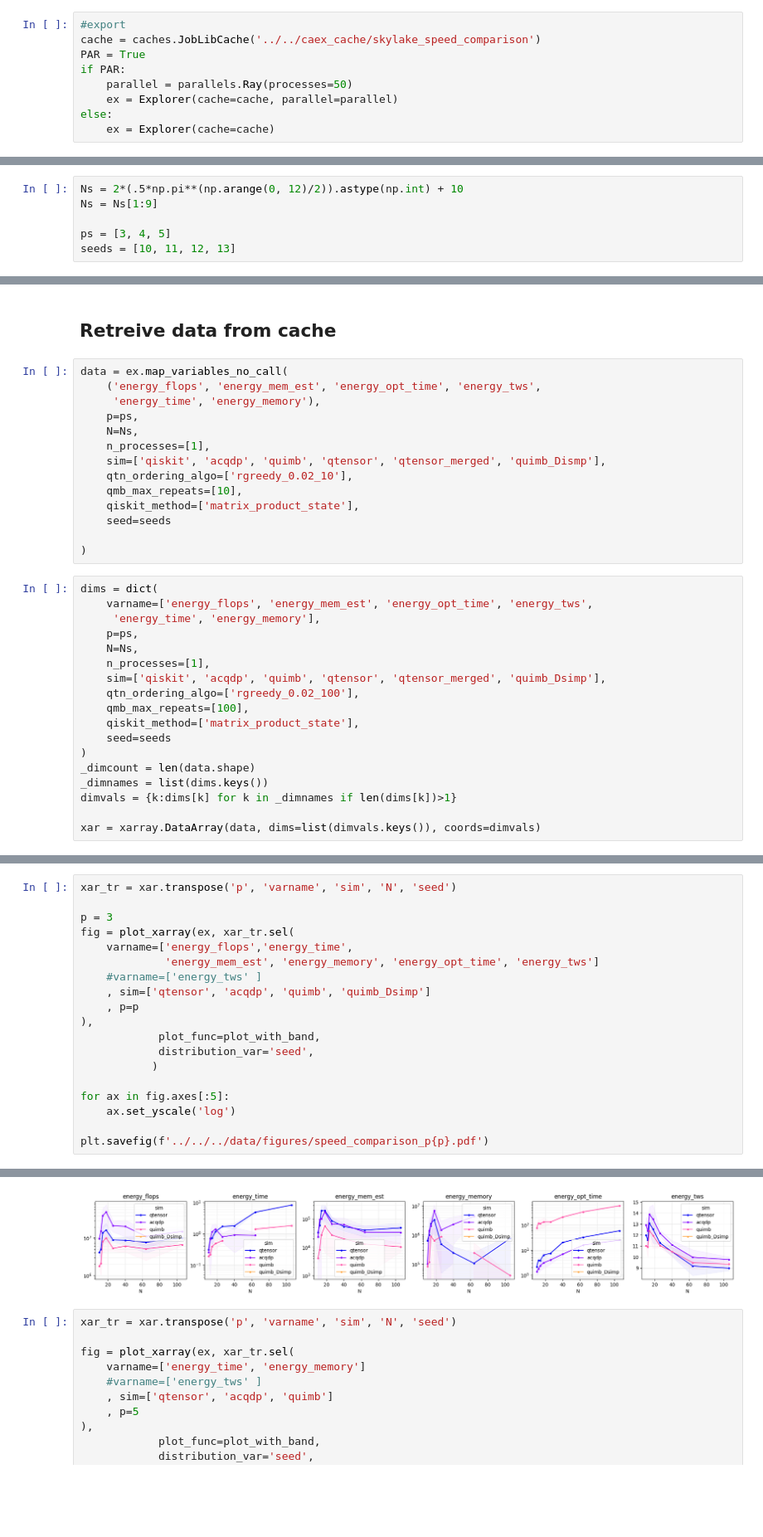
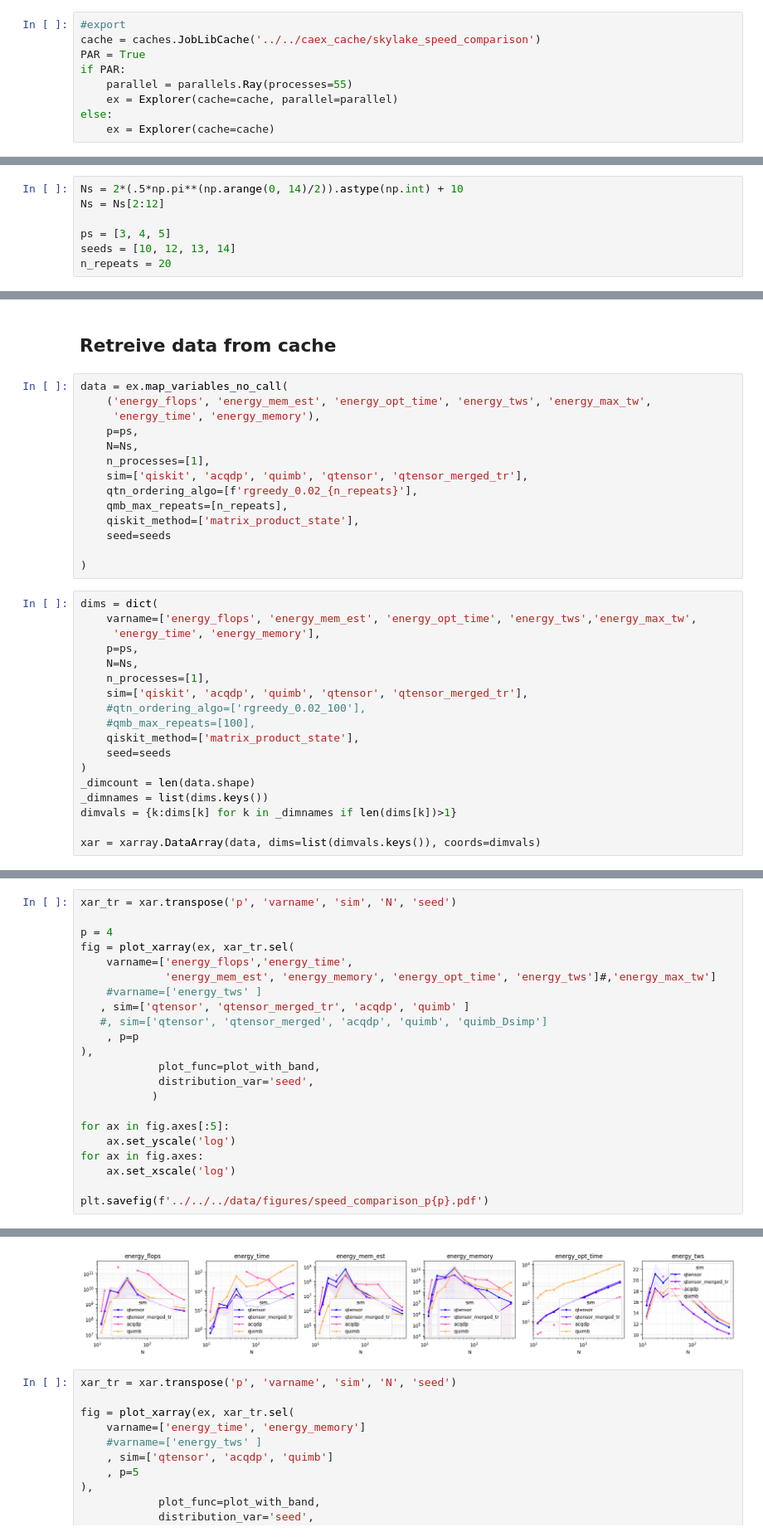
Before and after one commit to danlkv/QTensor, a Jupyter notebook: analysis/spec/notebooks/Speed_comparison.ipynb, the cells around one changed output, grey strips where cells are left out. Shown: that part at 83% size. Saved outputs shown, nothing was run; the diff lists cells and outputs as text; blank space fills up the shorter version.

```diff
--- a/analysis/spec/notebooks/Speed_comparison.ipynb
+++ b/analysis/spec/notebooks/Speed_comparison.ipynb
@@ -36,7 +33,7 @@ The autoreload extension is already loaded. To reload it, use:
 cache = caches.JobLibCache('../../caex_cache/skylake_speed_comparison')
 PAR = True
 if PAR:
-    parallel = parallels.Ray(processes=50)
+    parallel = parallels.Ray(processes=55)
     ex = Explorer(cache=cache, parallel=parallel)
 else:
     ex = Explorer(cache=cache)
@@ -152,10 +155,11 @@ def gen_time_data(Ns, ps, **kwargs):
     )
     return xar
 # %%
-Ns = 2*(.5*np.pi**(np.arange(0, 12)/2)).astype(np.int) + 10
-Ns = Ns[1:9]
+Ns = 2*(.5*np.pi**(np.arange(0, 14)/2)).astype(np.int) + 10
+Ns = Ns[2:12]
 
 ps = [3, 4, 5]
-seeds = [10, 11, 12, 13]
+seeds = [10, 12, 13, 14]
+n_repeats = 20
 # %%
 xar = gen_time_data(Ns, ps, n_processes=[1],
@@ -176,28 +184,28 @@ xar = xarray.load_dataarray('../../../second_try.nc')
 ## Retreive data from cache
 # %%
 data = ex.map_variables_no_call(
-    ('energy_flops', 'energy_mem_est', 'energy_opt_time', 'energy_tws',
+    ('energy_flops', 'energy_mem_est', 'energy_opt_time', 'energy_tws', 'energy_max_tw',
      'energy_time', 'energy_memory'),
     p=ps,
     N=Ns,
     n_processes=[1],
-    sim=['qiskit', 'acqdp', 'quimb', 'qtensor', 'qtensor_merged', 'quimb_Dismp'],
-    qtn_ordering_algo=['rgreedy_0.02_10'],
-    qmb_max_repeats=[10],
+    sim=['qiskit', 'acqdp', 'quimb', 'qtensor', 'qtensor_merged_tr'],
+    qtn_ordering_algo=[f'rgreedy_0.02_{n_repeats}'],
+    qmb_max_repeats=[n_repeats],
     qiskit_method=['matrix_product_state'],
     seed=seeds
 
 )
 # %%
 dims = dict(
-    varname=['energy_flops', 'energy_mem_est', 'energy_opt_time', 'energy_tws',
+    varname=['energy_flops', 'energy_mem_est', 'energy_opt_time', 'energy_tws','energy_max_tw',
      'energy_time', 'energy_memory'],
     p=ps,
     N=Ns,
     n_processes=[1],
-    sim=['qiskit', 'acqdp', 'quimb', 'qtensor', 'qtensor_merged', 'quimb_Dsimp'],
-    qtn_ordering_algo=['rgreedy_0.02_100'],
-    qmb_max_repeats=[100],
+    sim=['qiskit', 'acqdp', 'quimb', 'qtensor', 'qtensor_merged_tr'],
+    #qtn_ordering_algo=['rgreedy_0.02_100'],
+    #qmb_max_repeats=[100],
     qiskit_method=['matrix_product_state'],
     seed=seeds
 )
@@ -250,12 +261,13 @@ def plot_with_band(x, line_data, **kwargs):
 # %%
 xar_tr = xar.transpose('p', 'varname', 'sim', 'N', 'seed')
 
-p = 3
+p = 4
 fig = plot_xarray(ex, xar_tr.sel(
     varname=['energy_flops','energy_time',
-             'energy_mem_est', 'energy_memory', 'energy_opt_time', 'energy_tws']
+             'energy_mem_est', 'energy_memory', 'energy_opt_time', 'energy_tws']#,'energy_max_tw']
     #varname=['energy_tws' ]
-    , sim=['qtensor', 'acqdp', 'quimb', 'quimb_Dsimp']
+   , sim=['qtensor', 'qtensor_merged_tr', 'acqdp', 'quimb' ]
+   #, sim=['qtensor', 'qtensor_merged', 'acqdp', 'quimb', 'quimb_Dsimp']
     , p=p
 ),
             plot_func=plot_with_band,
@@ -264,6 +276,8 @@ fig = plot_xarray(ex, xar_tr.sel(
 
 for ax in fig.axes[:5]:
     ax.set_yscale('log')
+for ax in fig.axes:
+    ax.set_xscale('log')
 
 plt.savefig(f'../../../data/figures/speed_comparison_p{p}.pdf')
 # %% [output]
@@ -270,4 +286,4 @@ plt.savefig(f'../../../data/figures/speed_comparison_p{p}.pdf')
-[figure, old version]
+[figure, new version]
 # %%
 xar_tr = xar.transpose('p', 'varname', 'sim', 'N', 'seed')
 
```
Also changed, not shown: parts of 44 cells of this notebook, 3 other files.
